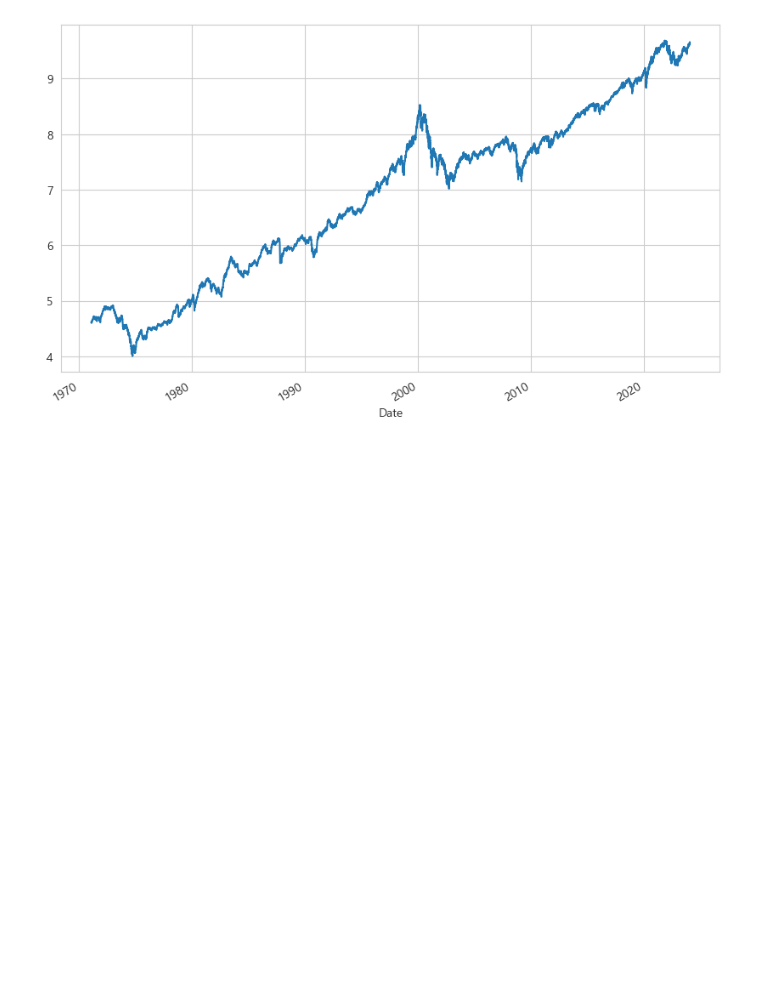
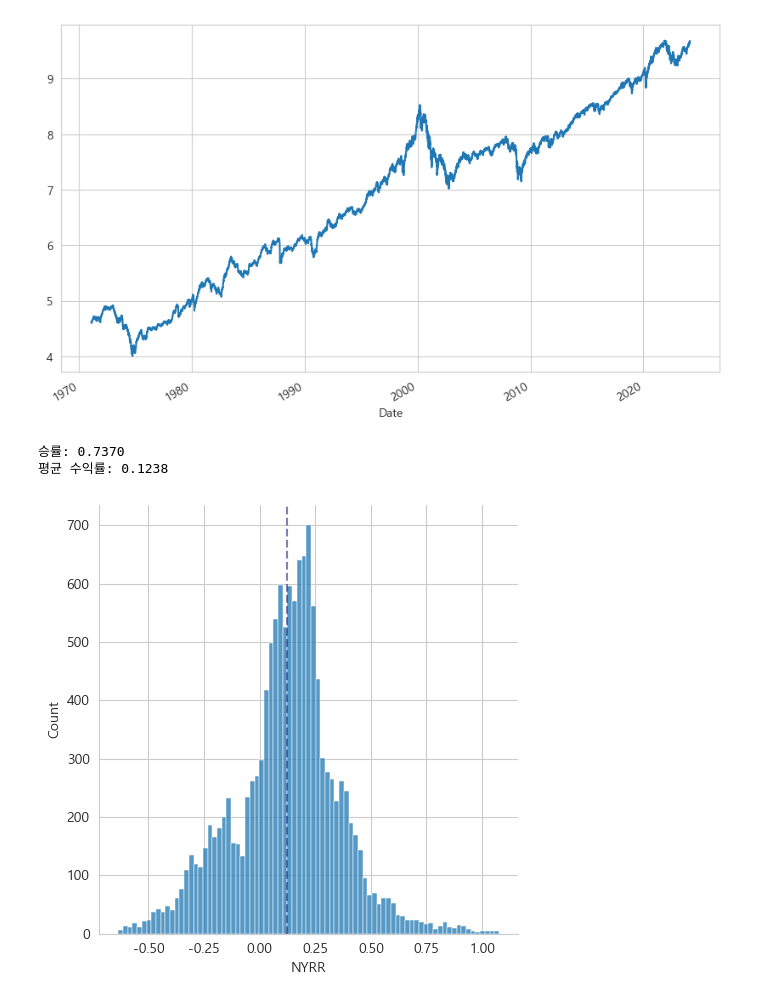
Before and after one commit to sdjhs0327/ws_fn, a Jupyter notebook: analytics/01_01_shock_case_study.ipynb, the cells around one changed output. Saved outputs shown, nothing was run; the diff lists cells and outputs as text; code cells hidden in the pictures; blank space fills up the shorter version.

```diff
--- a/analytics/01_01_shock_case_study.ipynb
+++ b/analytics/01_01_shock_case_study.ipynb
@@ -356,3 +367,18 @@ np.log(df['^IXIC'].dropna()).plot()
 # %% [output]
 <Axes: xlabel='Date'>
 [figure]
+# %%
+## 전고점 돌파
+hp_df = df[[ticker]].dropna().copy()
+hp_df['hp'] = get_hp(hp_df[ticker])
+hp_df["NYRR"] = hp_df[ticker].shift(-250)
+hp_df["NYRR"] = hp_df["NYRR"]/hp_df[ticker] - 1
+# %%
+sns.displot(hp_df['NYRR'])
+plt.axvline(x = hp_df['NYRR'].mean(), color = '#000C66', linestyle = '--', alpha = 0.5)
+print(f"승률: {(hp_df['NYRR'] >= 0).sum()/len(hp_df['NYRR']):.4f}")
+print(f"평균 수익률: {hp_df['NYRR'].mean():.4f}")
+# %% [output]
+승률: 0.7370
+평균 수익률: 0.1238
+[figure, added]
```
Also changed, not shown: parts of 11 cells of this notebook, 1 other file.
